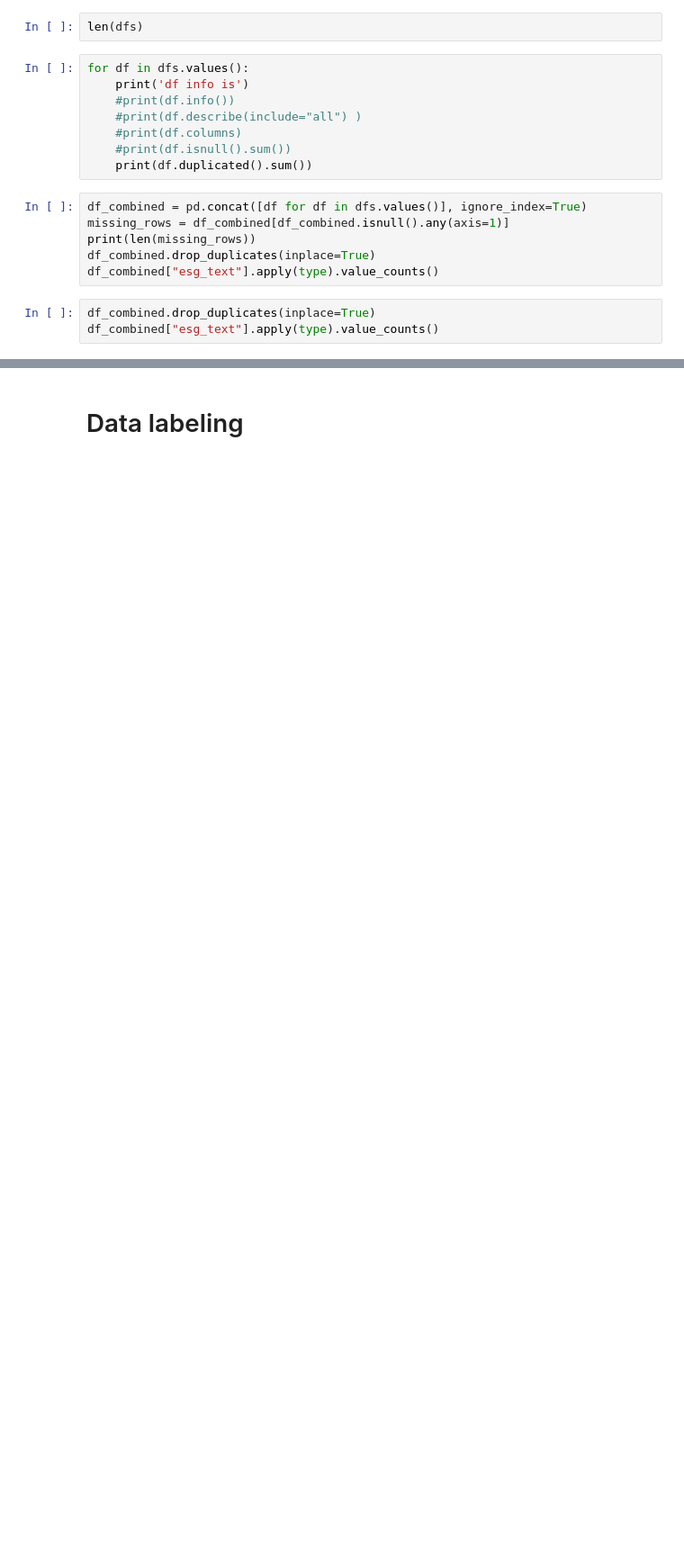
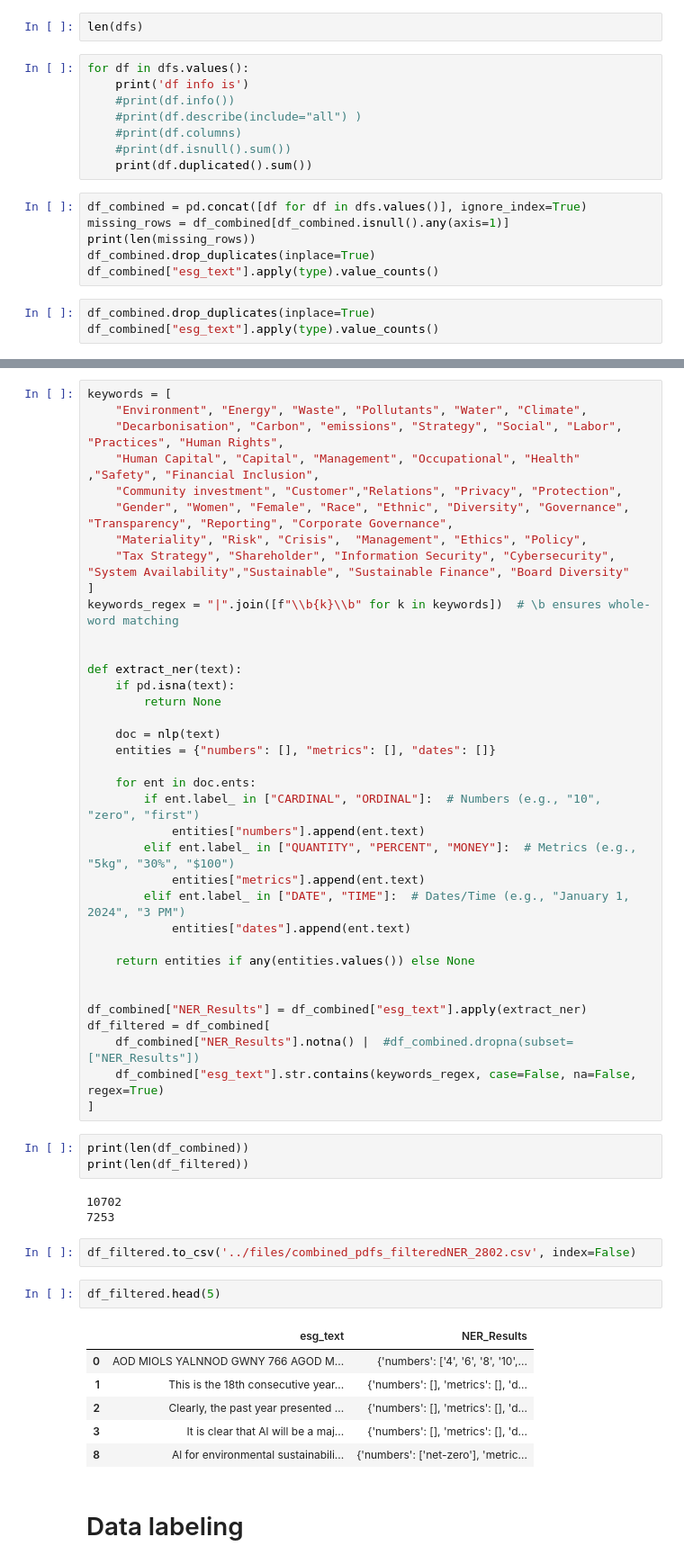
Before and after one commit to shiyun36/dsa3101, a Jupyter notebook: notebooks/classification.ipynb, the cells around one changed output, grey strips where cells are left out. Shown at 90% size. Drawn from its saved outputs; the diff is of its cells as text; blank space fills up the shorter version.

```diff
--- a/notebooks/classification.ipynb
+++ b/notebooks/classification.ipynb
@@ -86,3 +94,56 @@ df_combined["esg_text"].apply(type).value_counts()
+# %%
+keywords = [
+    "Environment", "Energy", "Waste", "Pollutants", "Water", "Climate",
+    "Decarbonisation", "Carbon", "emissions", "Strategy", "Social", "Labor", "Practices", "Human Rights",
+    "Human Capital", "Capital", "Management", "Occupational", "Health" ,"Safety", "Financial Inclusion",
+    "Community investment", "Customer","Relations", "Privacy", "Protection",
+    "Gender", "Women", "Female", "Race", "Ethnic", "Diversity", "Governance", "Transparency", "Reporting", "Corporate Governance",
+    "Materiality", "Risk", "Crisis",  "Management", "Ethics", "Policy",
+    "Tax Strategy", "Shareholder", "Information Security", "Cybersecurity", "System Availability","Sustainable", "Sustainable Finance", "Board Diversity"
+]
+keywords_regex = "|".join([f"\\b{k}\\b" for k in keywords])  # \b ensures whole-word matching
+
+
+def extract_ner(text):
+    if pd.isna(text):
+        return None
+
+    doc = nlp(text)
+    entities = {"numbers": [], "metrics": [], "dates": []}
+
+    for ent in doc.ents:
+        if ent.label_ in ["CARDINAL", "ORDINAL"]:  # Numbers (e.g., "10", "zero", "first")
+            entities["numbers"].append(ent.text)
+        elif ent.label_ in ["QUANTITY", "PERCENT", "MONEY"]:  # Metrics (e.g., "5kg", "30%", "$100")
+            entities["metrics"].append(ent.text)
+        elif ent.label_ in ["DATE", "TIME"]:  # Dates/Time (e.g., "January 1, 2024", "3 PM")
+            entities["dates"].append(ent.text)
+
+    return entities if any(entities.values()) else None
+
+
+df_combined["NER_Results"] = df_combined["esg_text"].apply(extract_ner)
+df_filtered = df_combined[
+    df_combined["NER_Results"].notna() |  #df_combined.dropna(subset=["NER_Results"])
+    df_combined["esg_text"].str.contains(keywords_regex, case=False, na=False, regex=True)
+]
+# %%
+print(len(df_combined))
+print(len(df_filtered))
+# %% [output]
+10702
+7253
+# %%
+df_filtered.to_csv('../files/combined_pdfs_filteredNER_2802.csv', index=False)
+# %%
+df_filtered.head(5)
+# %% [output]
+|  | esg_text | NER_Results |
+| 0 | AOD MIOLS YALNNOD GWNY 766 AGOD M... | {'numbers': ['4', '6', '8', '10',... |
+| 1 | This is the 18th consecutive year... | {'numbers': [], 'metrics': [], 'd... |
+| 2 | Clearly, the past year presented ... | {'numbers': [], 'metrics': [], 'd... |
+| 3 | It is clear that Al will be a maj... | {'numbers': [], 'metrics': [], 'd... |
+| 8 | Al for environmental sustainabili... | {'numbers': ['net-zero'], 'metric... |
 # %% [markdown]
 # Data labeling
 # %%
```
Also changed, not shown: parts of 27 cells of this notebook, 6 other files.
